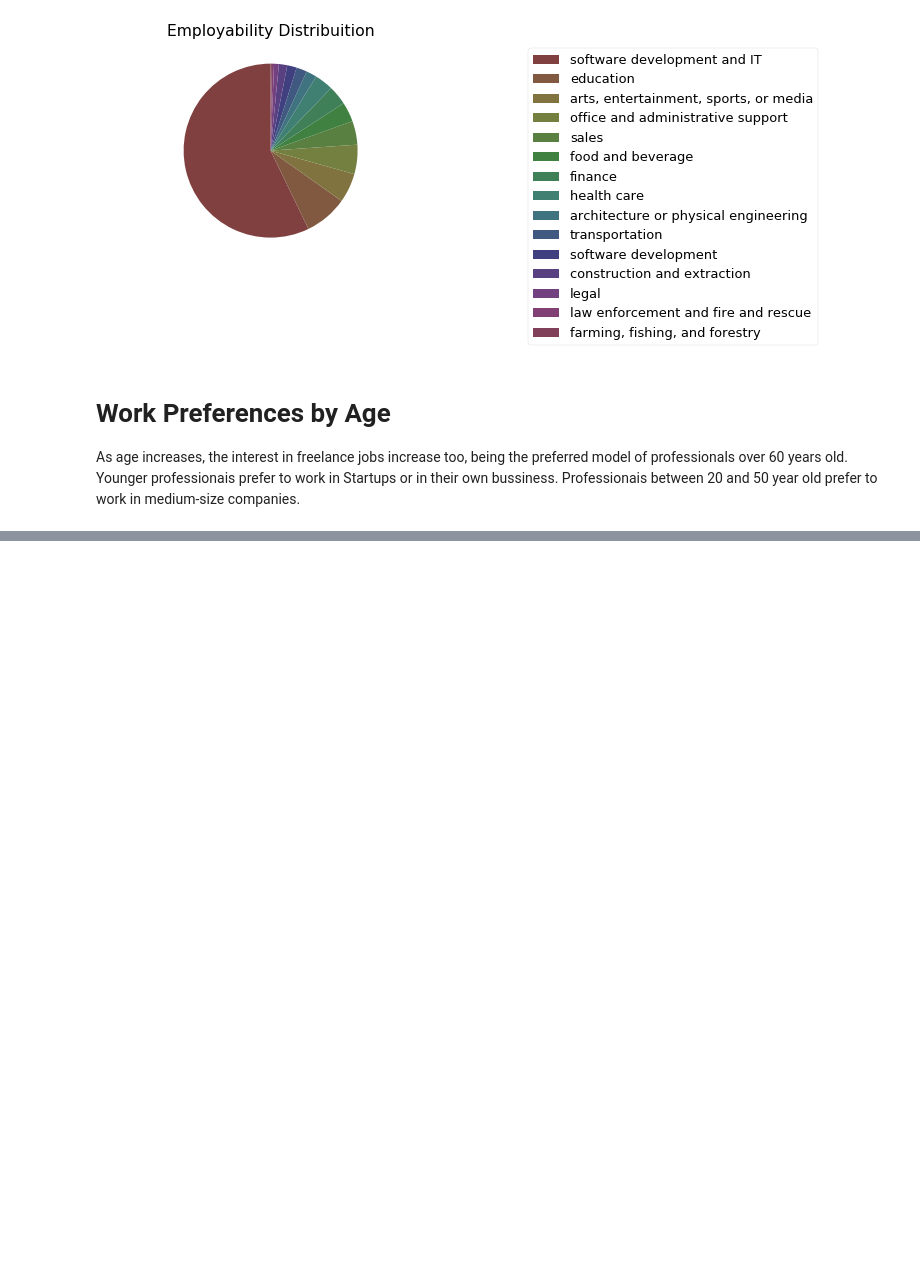
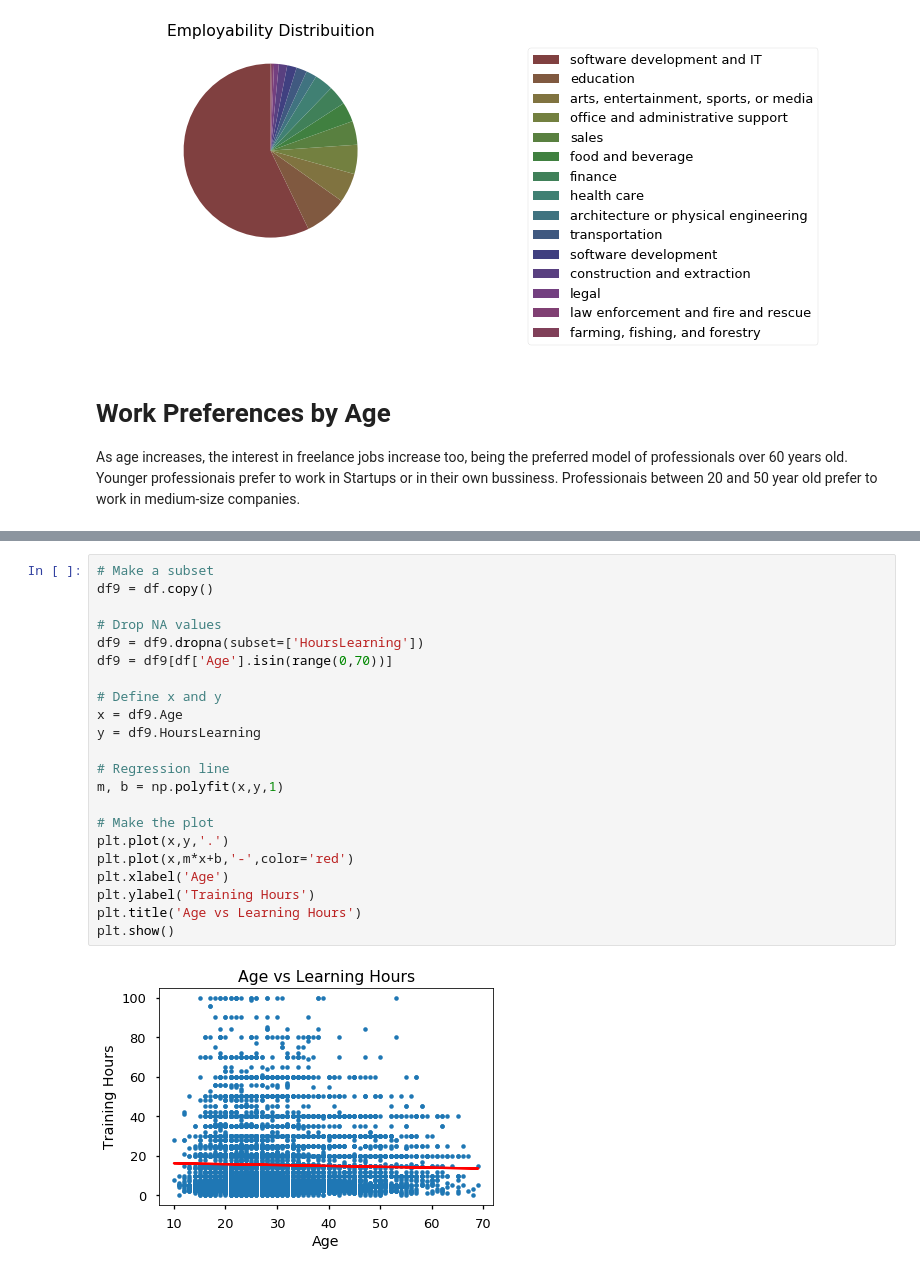
Before and after one commit to ralsouza/python_fundamentos, a Jupyter notebook: src/07_Exploratory_Analysis/01_Exploratory_Analysis.ipynb, the cells around one changed output, grey strips where cells are left out. Saved outputs shown, nothing was run; the diff lists cells and outputs as text; blank space fills up the shorter version.

```diff
--- a/src/07_Exploratory_Analysis/01_Exploratory_Analysis.ipynb
+++ b/src/07_Exploratory_Analysis/01_Exploratory_Analysis.ipynb
@@ -172,0 +225,24 @@ plt.show()
+# %%
+# Make a subset
+df9 = df.copy()
+
+# Drop NA values
+df9 = df9.dropna(subset=['HoursLearning'])
+df9 = df9[df['Age'].isin(range(0,70))]
+
+# Define x and y
+x = df9.Age
+y = df9.HoursLearning
+
+# Regression line
+m, b = np.polyfit(x,y,1)
+
+# Make the plot
+plt.plot(x,y,'.')
+plt.plot(x,m*x+b,'-',color='red')
+plt.xlabel('Age')
+plt.ylabel('Training Hours')
+plt.title('Age vs Learning Hours')
+plt.show()
+# %% [output]
+[figure, added]
```
Also changed, not shown: parts of 7 cells of this notebook.
